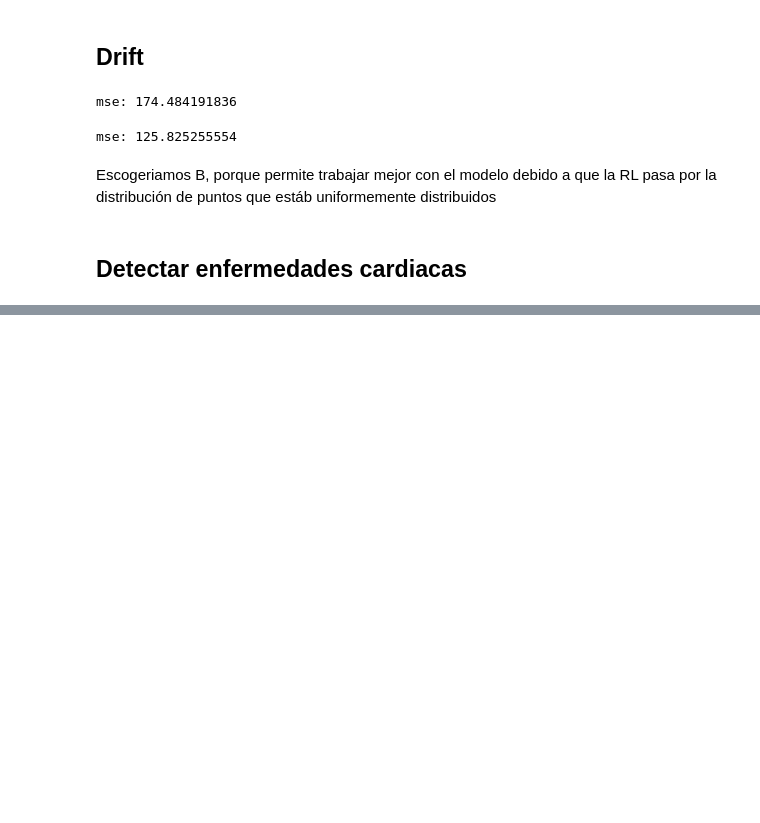
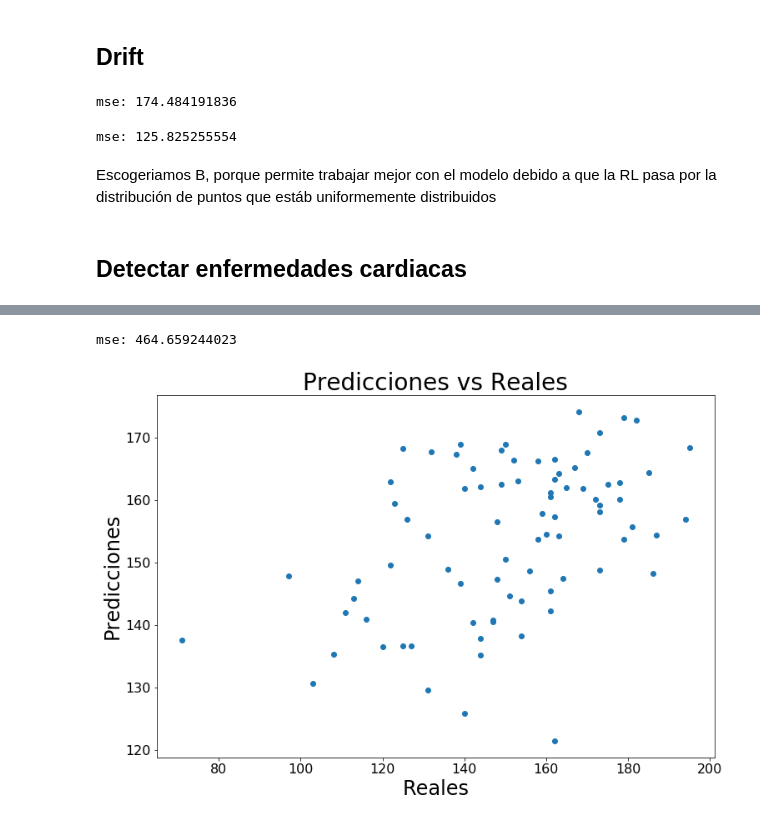
Before and after one commit to AlfredoAlfi/MachineLearning1, a Jupyter notebook: Tarea1_Machine_Learning.ipynb, the cells around one changed output, grey strips where cells are left out. Drawn from its saved outputs; the diff is of its cells as text; code cells hidden in the pictures; blank space fills up the shorter version.

```diff
--- a/Tarea1_Machine_Learning.ipynb
+++ b/Tarea1_Machine_Learning.ipynb
@@ -472,3 +541,10 @@ mse: 125.825255554
 <p>Escogeriamos B, porque permite trabajar mejor con el modelo debido a que la RL pasa por la distribución de puntos que estáb uniformemente distribuidos</p>
 # %% [markdown]
 <h2>Detectar enfermedades cardiacas</h2>
+# %%
+headers = ['age','sex','chest_pain','blood_p','serum','blood_s','electro','max_heart',
+             'angina','oldpeak','slope','vessel','thal','normal']
+df = pd.read_csv("heart.dat", header=None, names=headers, sep=' ')
+df.shape
+df.info()
+df.describe()
@@ -474,0 +580,33 @@ mse: 125.825255554
+# %%
+import sklearn.linear_model as lm
+from sklearn.model_selection import train_test_split
+y = df[['max_heart','normal']]
+
+X = df[['age','sex','chest_pain','blood_p','serum','blood_s','electro','angina','oldpeak','slope','vessel','thal']]
+N = X.shape[0]
+X.insert(X.shape[1],'intercept',np.ones(N))
+
+Xtrain, Xtest, ytrain, ytest = train_test_split(X, y, test_size=0.3, random_state=42)
+ytrain = ytrain.as_matrix()
+ytest = ytest.as_matrix()
+ytrain_normal = ytrain[:,1]
+ytrain_heart = ytrain[:,0]
+ytest_normal = ytest[:,1]
+ytest_heart = ytest[:,0]
+linreg = lm.LinearRegression(fit_intercept = False)
+linreg.fit(Xtrain,ytrain_heart)
+predictions = linreg.predict(Xtest)
+mse = np.mean(np.power(predictions - ytest_heart,2))
+print("mse: "+str(mse))
+
+#para visualizar
+plt.figure(figsize=(12,8),facecolor='1.0')
+plt.scatter(ytest_heart,predictions)
+plt.title("Predicciones vs Reales", size=28)
+plt.xlabel("Reales", size=24)
+plt.ylabel("Predicciones", size=24)
+plt.tick_params(labelsize=16)
+plt.show()
+# %% [output]
+mse: 464.659244023
+[figure, added]
```
Also changed, not shown: parts of 9 cells of this notebook, 3 other files.
